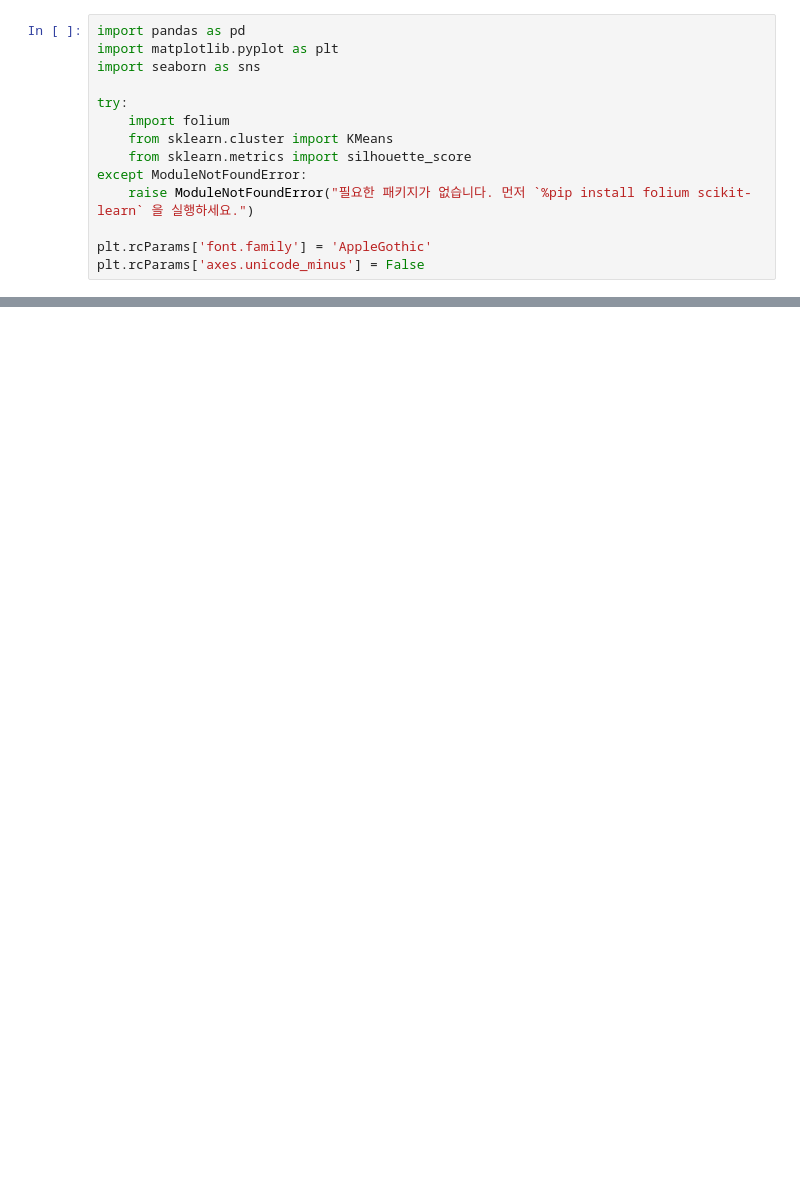
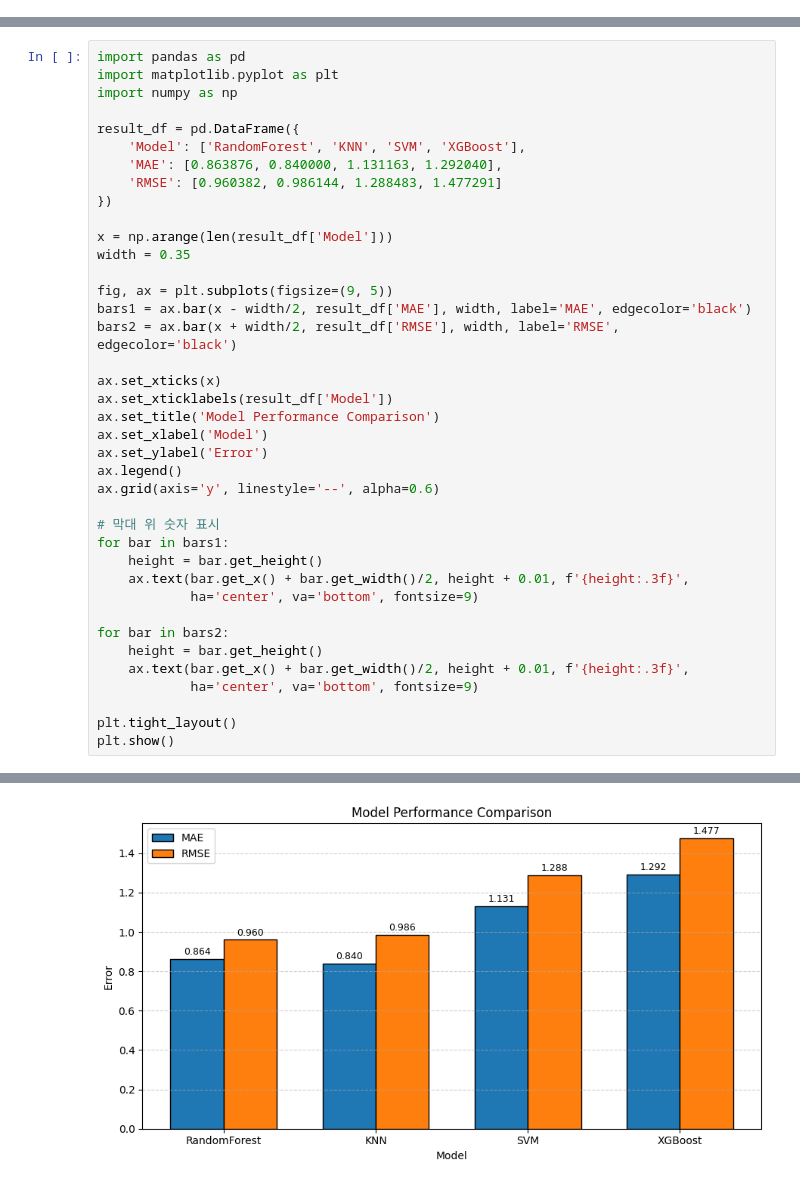
Before and after one commit to Hgracefield/EP_cycle_stations, a Jupyter notebook: Note/HHJ/HHJ.ipynb, the cells around one changed output, grey strips where cells are left out. Saved outputs shown, nothing was run; the diff lists cells and outputs as text; blank space fills up the shorter version.

```diff
--- a/Note/HHJ/HHJ.ipynb
+++ b/Note/HHJ/HHJ.ipynb
@@ -21,14 +0,0 @@
-# %%
-import pandas as pd
-import matplotlib.pyplot as plt
-import seaborn as sns
-
-try:
-    import folium
-    from sklearn.cluster import KMeans
-    from sklearn.metrics import silhouette_score
-except ModuleNotFoundError:
-    raise ModuleNotFoundError("필요한 패키지가 없습니다. 먼저 `%pip install folium scikit-learn` 을 실행하세요.")
-
-plt.rcParams['font.family'] = 'AppleGothic'
-plt.rcParams['axes.unicode_minus'] = False
@@ -639,0 +549,40 @@ manual_adjustment_summary
+# %%
+import pandas as pd
+import matplotlib.pyplot as plt
+import numpy as np
+
+result_df = pd.DataFrame({
+    'Model': ['RandomForest', 'KNN', 'SVM', 'XGBoost'],
+    'MAE': [0.863876, 0.840000, 1.131163, 1.292040],
+    'RMSE': [0.960382, 0.986144, 1.288483, 1.477291]
+})
+
+x = np.arange(len(result_df['Model']))
+width = 0.35
+
+fig, ax = plt.subplots(figsize=(9, 5))
+bars1 = ax.bar(x - width/2, result_df['MAE'], width, label='MAE', edgecolor='black')
+bars2 = ax.bar(x + width/2, result_df['RMSE'], width, label='RMSE', edgecolor='black')
+
+ax.set_xticks(x)
+ax.set_xticklabels(result_df['Model'])
+ax.set_title('Model Performance Comparison')
+ax.set_xlabel('Model')
+ax.set_ylabel('Error')
+ax.legend()
+ax.grid(axis='y', linestyle='--', alpha=0.6)
+
+# 막대 위 숫자 표시
+for bar in bars1:
+    height = bar.get_height()
+    ax.text(bar.get_x() + bar.get_width()/2, height + 0.01, f'{height:.3f}',
+            ha='center', va='bottom', fontsize=9)
+
+for bar in bars2:
+    height = bar.get_height()
+    ax.text(bar.get_x() + bar.get_width()/2, height + 0.01, f'{height:.3f}',
+            ha='center', va='bottom', fontsize=9)
+
+plt.tight_layout()
+plt.show()
+# %% [output]
@@ -639,0 +606 @@ manual_adjustment_summary
+[figure, added]
```
Also changed, not shown: parts of 69 cells of this notebook, 3 other files.
